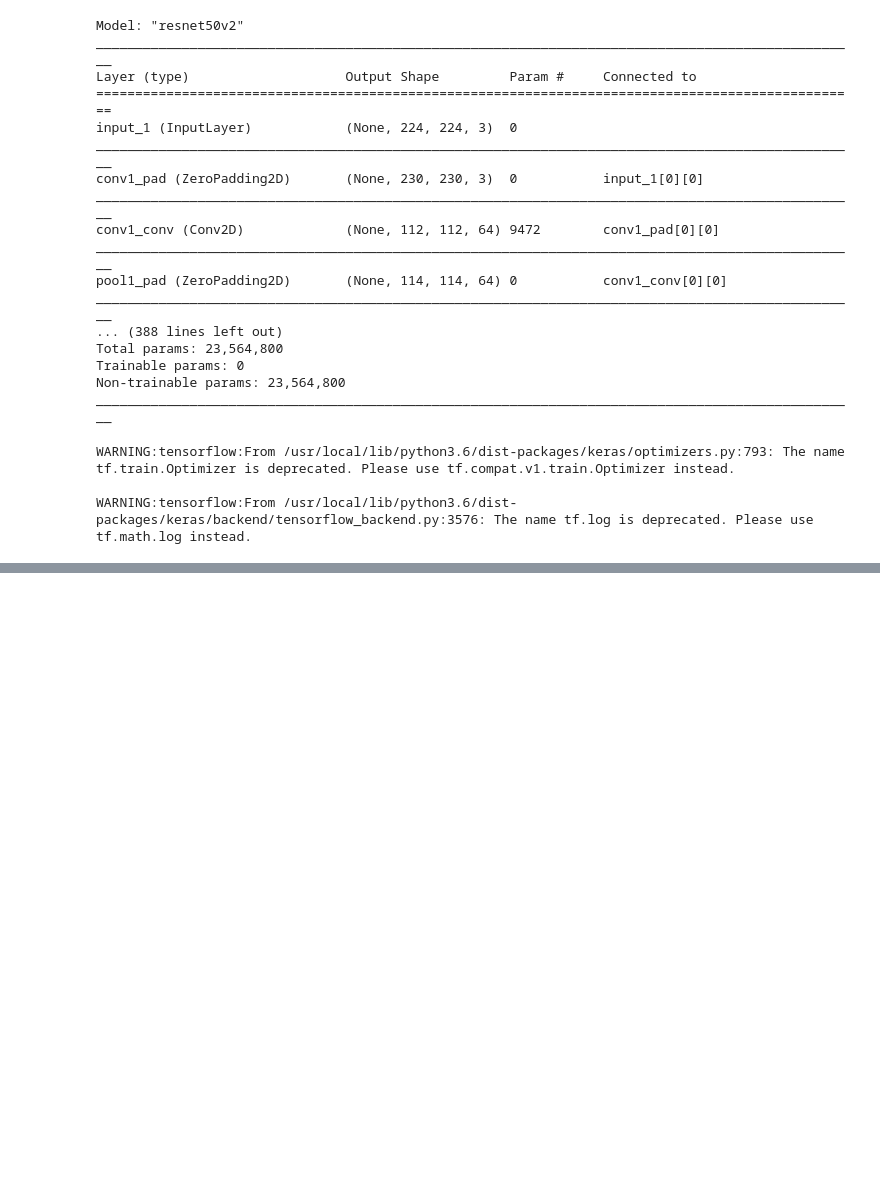
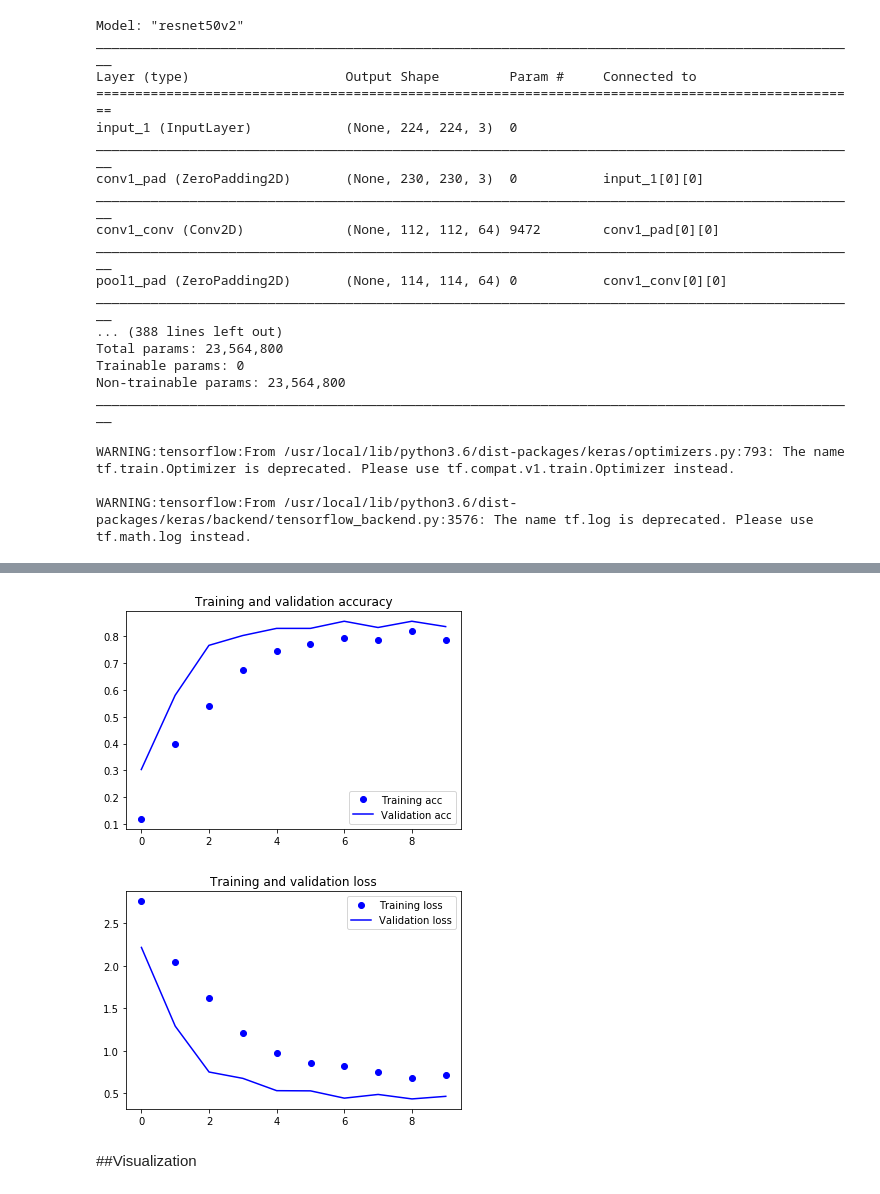
Before and after one commit to sraminics/CMPE297, a Jupyter notebook: DogBreedClassifier.ipynb, the cells around one changed output, grey strips where cells are left out. Cells and saved outputs as stored; diff of their text form; code cells hidden in the pictures; blank space fills up the shorter version.

```diff
--- a/DogBreedClassifier.ipynb
+++ b/DogBreedClassifier.ipynb
@@ -239,0 +251,3 @@ plt.show()
+# %%
+array = ['scottish_deerhound', 'maltese_dog', 'afghan_hound', 'entlebucher', 'bernes_mountain_dog', 'shih-tzu', 'pomeranian', 'great_pyrenees', 'basenji', 'samoyed', 'airedale', 'tibetan_terrier', 'leonberg', 'cairn', 'japanese_spaniel', 'beagle']
+labels_10_raw = labels_raw.loc[labels_raw['breed'].isin(array)]
@@ -239,0 +319,8 @@ plt.show()
+# %%
+history10 = model.fit_generator(
+      train_10_generator,
+      steps_per_epoch=10,
+      epochs=10,
+      validation_data=val_10_generator,
+      validation_steps=10,
+      shuffle=True)
@@ -239,0 +350,27 @@ plt.show()
+# %%
+import matplotlib.pyplot as plt
+acc = history10.history['acc']
+val_acc = history10.history['val_acc']
+loss = history10.history['loss']
+val_loss = history10.history['val_loss']
+
+epochs = range(len(acc))
+
+plt.plot(epochs, acc, 'bo', label='Training acc')
+plt.plot(epochs, val_acc, 'b', label='Validation acc')
+plt.title('Training and validation accuracy')
+plt.legend()
+
+plt.figure()
+
+plt.plot(epochs, loss, 'bo', label='Training loss')
+plt.plot(epochs, val_loss, 'b', label='Validation loss')
+plt.title('Training and validation loss')
+plt.legend()
+
+plt.show()
+# %% [output]
+[figure, added]
+[figure, added]
+# %% [markdown]
+##Visualization
```
Also changed, not shown: parts of 27 cells of this notebook.
